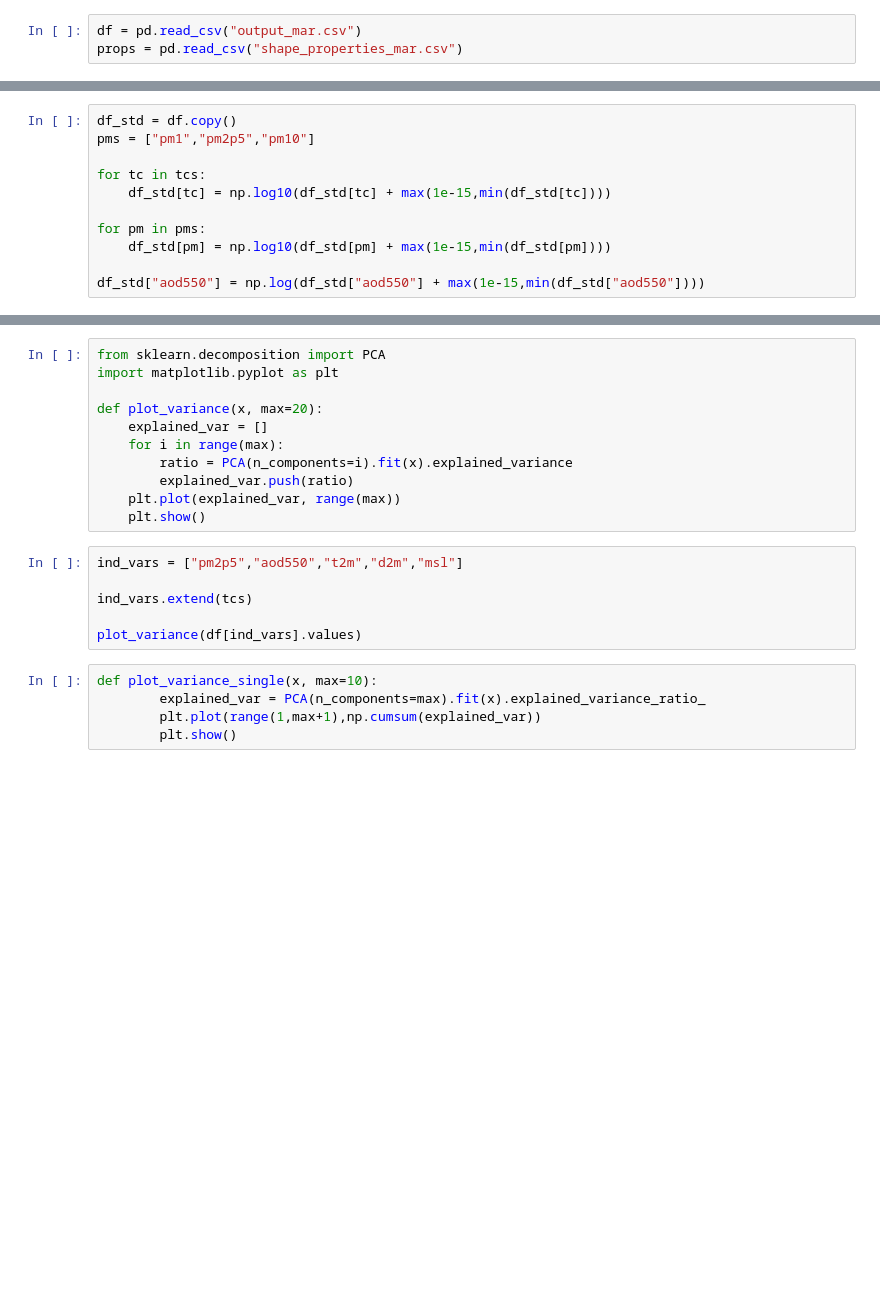
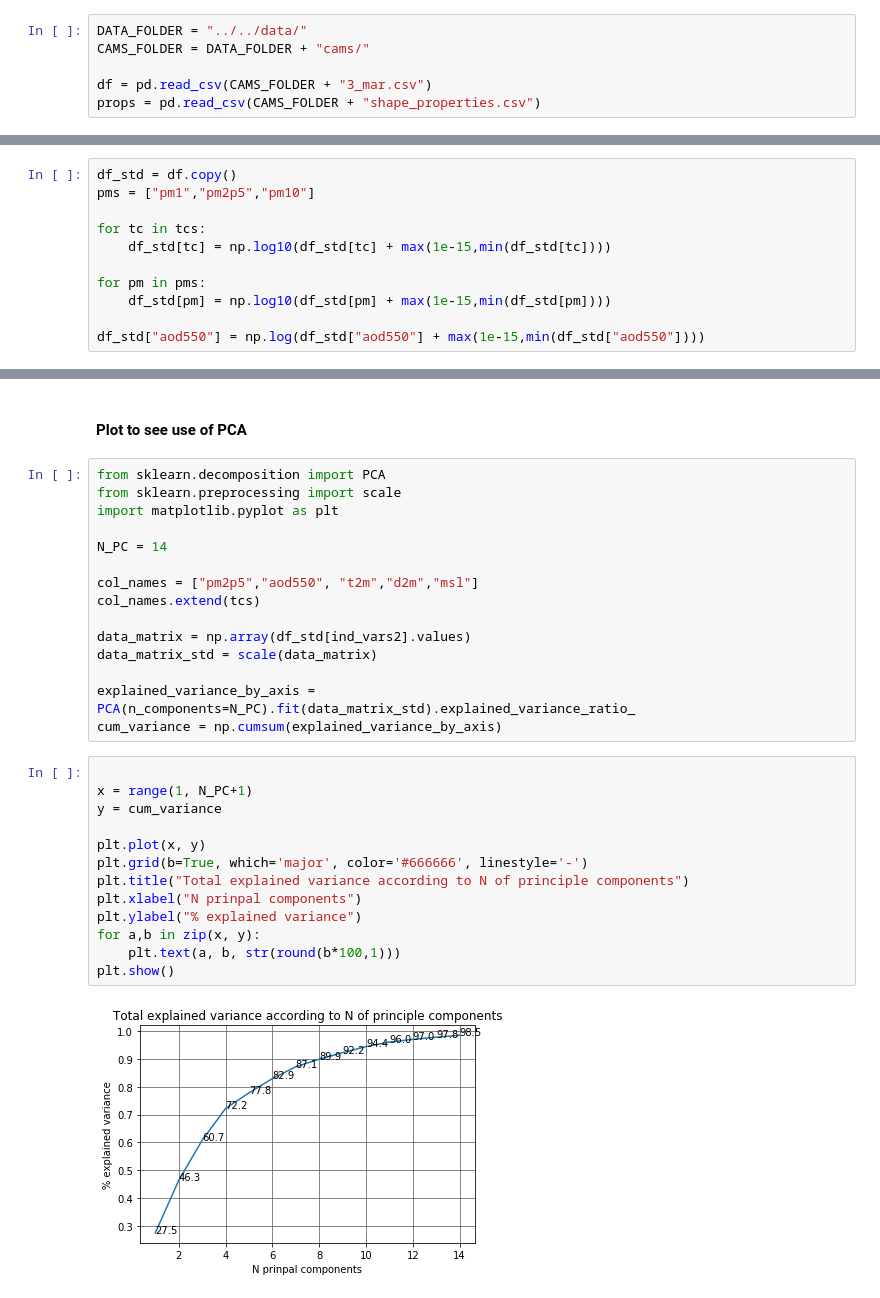
Before and after one commit to williamGlazer/ProjectX, a Jupyter notebook: notebooks/prelim/CAMS_data_transformation.ipynb, the cells around one changed output, grey strips where cells are left out. Saved outputs shown, nothing was run; the diff lists cells and outputs as text; blank space fills up the shorter version.

Commit message:
WGC: added final data processing for CAMS calues

```diff
--- a/notebooks/prelim/CAMS_data_transformation.ipynb
+++ b/notebooks/prelim/CAMS_data_transformation.ipynb
@@ -2,8 +2,11 @@
 import numpy as np
 import pandas as pd
 # %%
-df = pd.read_csv("output_mar.csv")
-props = pd.read_csv("shape_properties_mar.csv")
+DATA_FOLDER = "../../data/"
+CAMS_FOLDER = DATA_FOLDER + "cams/"
+
+df = pd.read_csv(CAMS_FOLDER + "3_mar.csv")
+props = pd.read_csv(CAMS_FOLDER + "shape_properties.csv")
 # %%
 aodSums = None
 AODs = [column for column in df.columns if "aod" in column and column != "aod550"]
@@ -66,22 +124,32 @@ df_std.hist(figsize=(36,36))
-# %%
-from sklearn.decomposition import PCA
-import matplotlib.pyplot as plt
-
-def plot_variance(x, max=20):
-    explained_var = []
-    for i in range(max):
-        ratio = PCA(n_components=i).fit(x).explained_variance
-        explained_var.push(ratio)
-    plt.plot(explained_var, range(max))
-    plt.show()
-# %%
-ind_vars = ["pm2p5","aod550","t2m","d2m","msl"]
-
-ind_vars.extend(tcs)
-
-plot_variance(df[ind_vars].values)
-# %%
-def plot_variance_single(x, max=10):
-        explained_var = PCA(n_components=max).fit(x).explained_variance_ratio_
-        plt.plot(range(1,max+1),np.cumsum(explained_var))
-        plt.show()
+# %% [markdown]
+#### Plot to see use of PCA
+# %%
+from sklearn.decomposition import PCA
+from sklearn.preprocessing import scale
+import matplotlib.pyplot as plt
+
+N_PC = 14
+
+col_names = ["pm2p5","aod550", "t2m","d2m","msl"]
+col_names.extend(tcs)
+
+data_matrix = np.array(df_std[ind_vars2].values)
+data_matrix_std = scale(data_matrix)
+
+explained_variance_by_axis = PCA(n_components=N_PC).fit(data_matrix_std).explained_variance_ratio_
+cum_variance = np.cumsum(explained_variance_by_axis)
+# %%
+
+x = range(1, N_PC+1)
+y = cum_variance
+
+plt.plot(x, y)
+plt.grid(b=True, which='major', color='#666666', linestyle='-')
+plt.title("Total explained variance according to N of principle components")
+plt.xlabel("N prinpal components")
+plt.ylabel("% explained variance")
+for a,b in zip(x, y):
+    plt.text(a, b, str(round(b*100,1)))
+plt.show()
+# %% [output]
+[figure, added]
```
Also changed, not shown: parts of 7 cells of this notebook, 1 other file.
